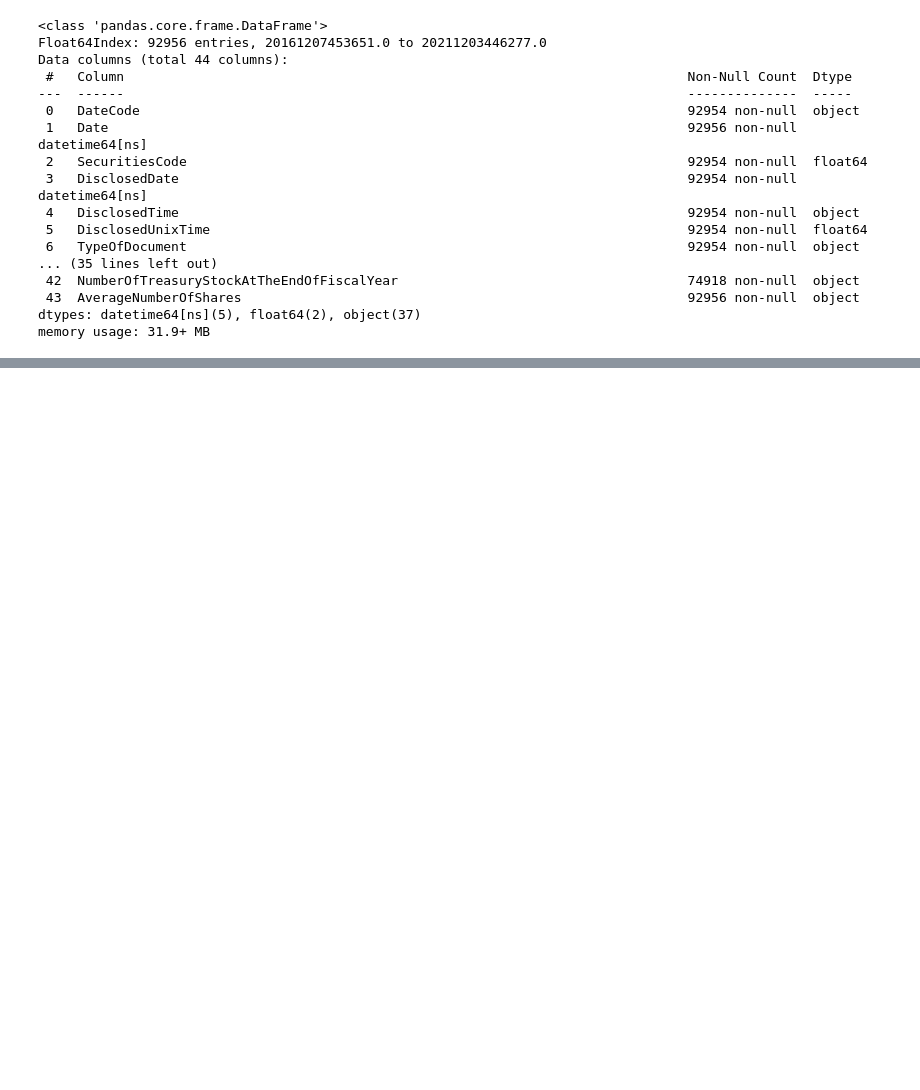
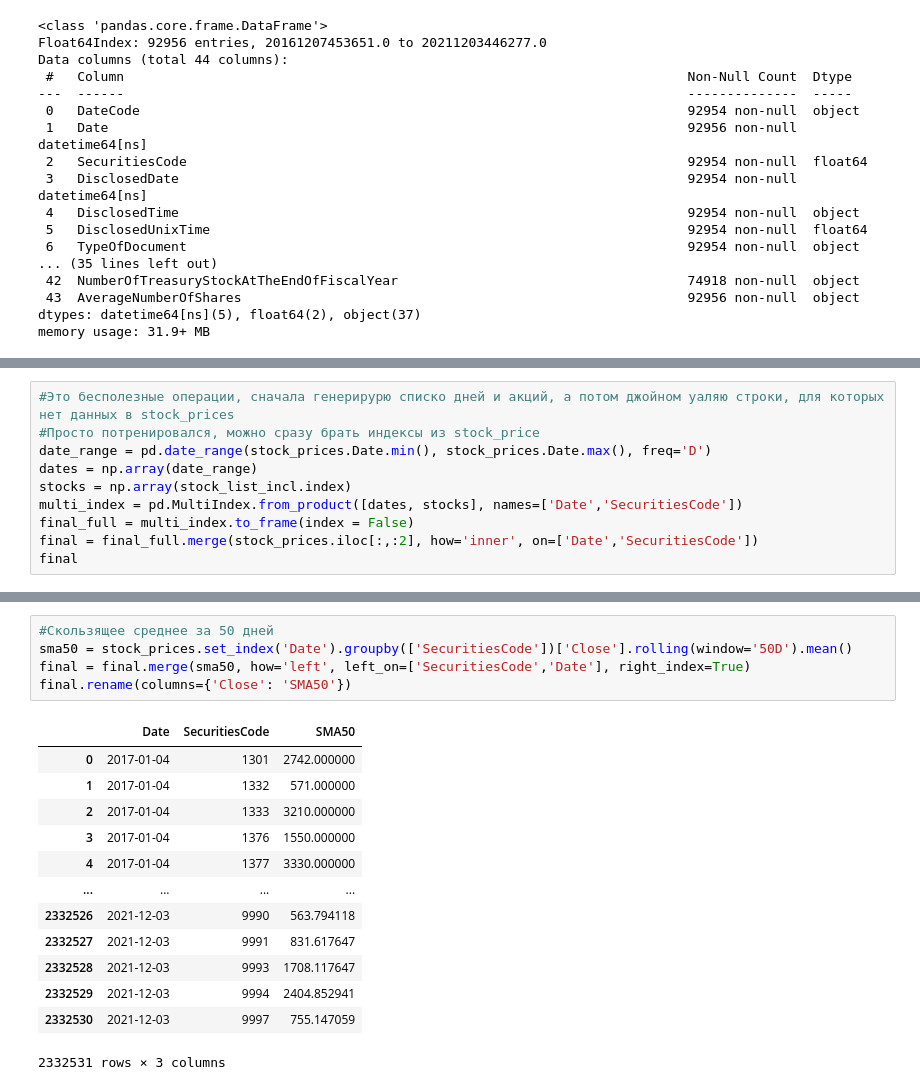
Before and after one commit to vasilyevdmitry14/JPX, a Jupyter notebook: main.ipynb, the cells around one changed output, grey strips where cells are left out. Saved outputs shown, nothing was run; the diff lists cells and outputs as text; blank space fills up the shorter version.

```diff
--- a/main.ipynb
+++ b/main.ipynb
@@ -141,0 +191,10 @@ memory usage: 31.9+ MB
+# %%
+#Это бесполезные операции, сначала генерирурю списко дней и акций, а потом джойном уаляю строки, для которых нет данных в stock_prices
+#Просто потренировался, можно сразу брать индексы из stock_price
+date_range = pd.date_range(stock_prices.Date.min(), stock_prices.Date.max(), freq='D')
+dates = np.array(date_range)
+stocks = np.array(stock_list_incl.index)
+multi_index = pd.MultiIndex.from_product([dates, stocks], names=['Date','SecuritiesCode'])
+final_full = multi_index.to_frame(index = False)
+final = final_full.merge(stock_prices.iloc[:,:2], how='inner', on=['Date','SecuritiesCode'])
+final
@@ -141,0 +215,19 @@ memory usage: 31.9+ MB
+# %%
+#Скользящее среднее за 50 дней
+sma50 = stock_prices.set_index('Date').groupby(['SecuritiesCode'])['Close'].rolling(window='50D').mean()
+final = final.merge(sma50, how='left', left_on=['SecuritiesCode','Date'], right_index=True)
+final.rename(columns={'Close': 'SMA50'})
+# %% [output]
+|  | Date | SecuritiesCode | SMA50 |
+| 0 | 2017-01-04 | 1301 | 2742.000000 |
+| 1 | 2017-01-04 | 1332 | 571.000000 |
+| 2 | 2017-01-04 | 1333 | 3210.000000 |
+| 3 | 2017-01-04 | 1376 | 1550.000000 |
+| 4 | 2017-01-04 | 1377 | 3330.000000 |
+| ... | ... | ... | ... |
+| 2332526 | 2021-12-03 | 9990 | 563.794118 |
+| 2332527 | 2021-12-03 | 9991 | 831.617647 |
+| 2332528 | 2021-12-03 | 9993 | 1708.117647 |
+| 2332529 | 2021-12-03 | 9994 | 2404.852941 |
+| 2332530 | 2021-12-03 | 9997 | 755.147059 |
+2332531 rows × 3 columns
```
Also changed, not shown: parts of 6 cells of this notebook.
